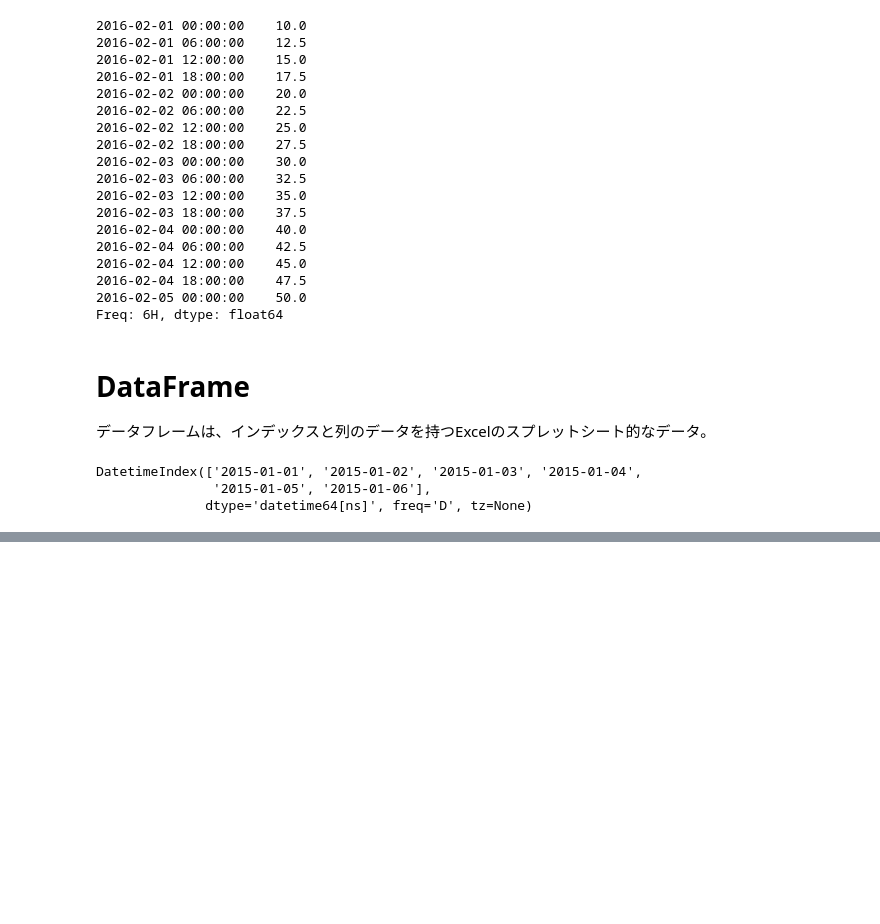
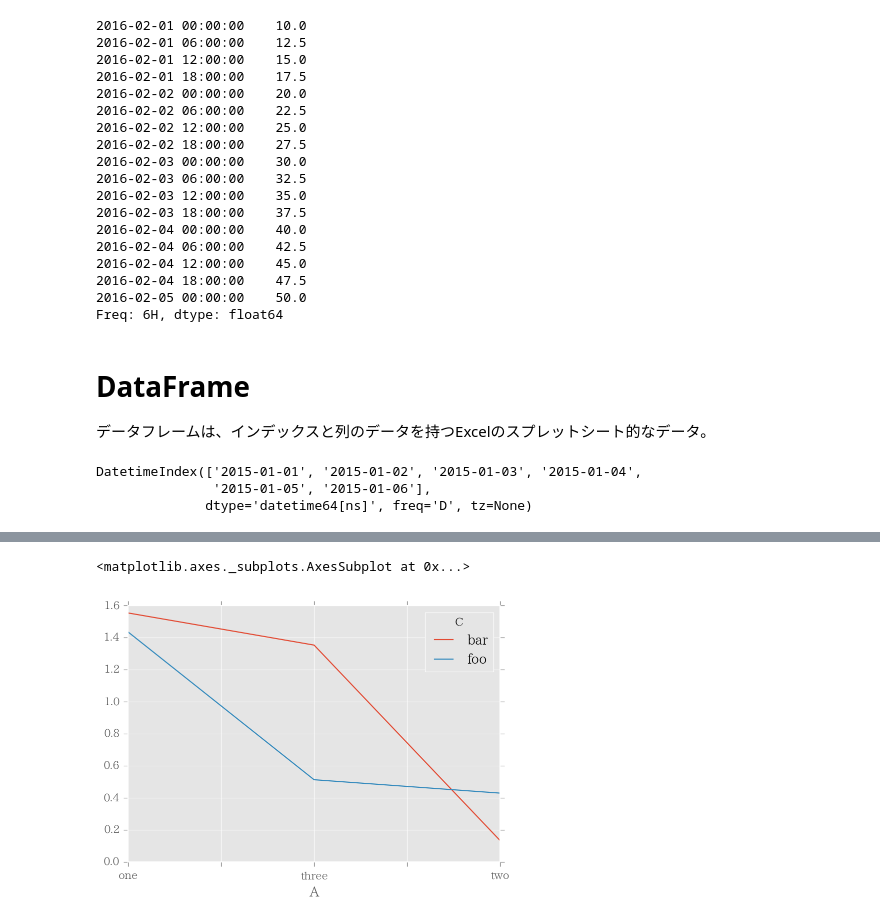
Before and after one commit to civic/data-python, a Jupyter notebook: 10 minutes to pandas.ipynb, the cells around one changed output, grey strips where cells are left out. Drawn from its saved outputs; the diff is of its cells as text; code cells hidden in the pictures; blank space fills up the shorter version.

```diff
--- a/10 minutes to pandas.ipynb
+++ b/10 minutes to pandas.ipynb
@@ -173,0 +495,6 @@ DatetimeIndex(['2015-01-01', '2015-01-02', '2015-01-03', '2015-01-04',
+# %%
+# ピボットテーブルを作成
+# A列をインデックスに、C列の値を列として、D列の値を集計関数sumで集計
+
+pt = pd.pivot_table(df4, values='D', index=['A'], columns=['C'], aggfunc=np.sum)
+pt
@@ -173,0 +507,6 @@ DatetimeIndex(['2015-01-01', '2015-01-02', '2015-01-03', '2015-01-04',
+# %%
+# プロット
+pt.plot()
+# %% [output]
+<matplotlib.axes._subplots.AxesSubplot at 0x...>
+[figure, added]
```
Also changed, not shown: parts of 53 cells of this notebook.
